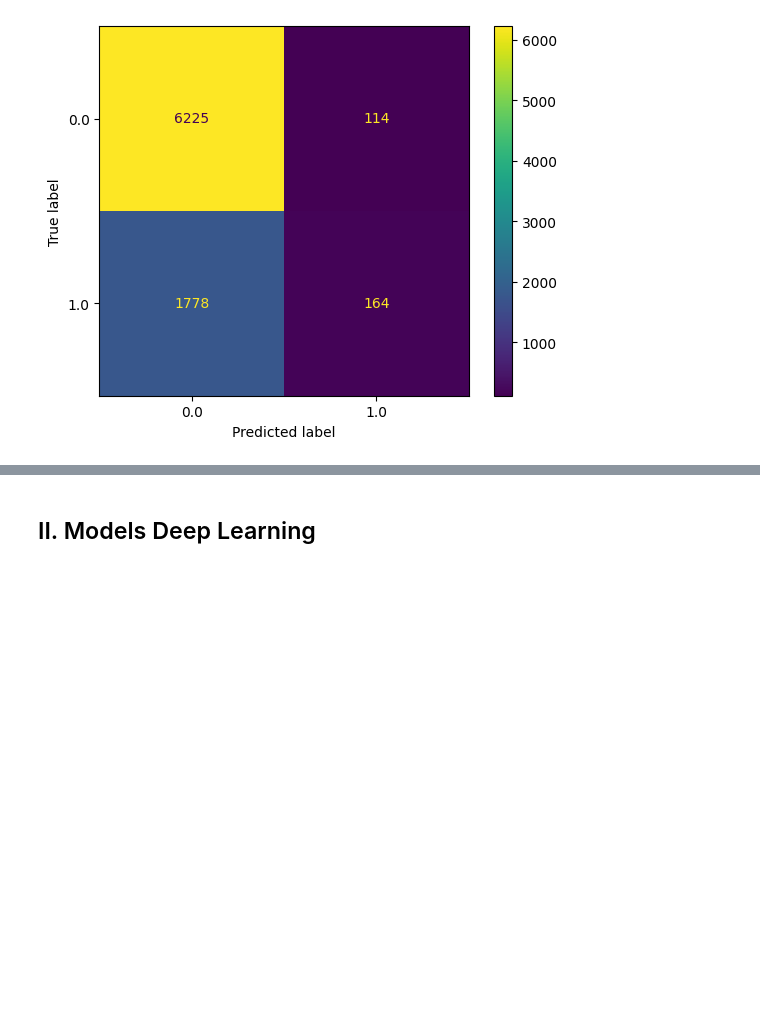
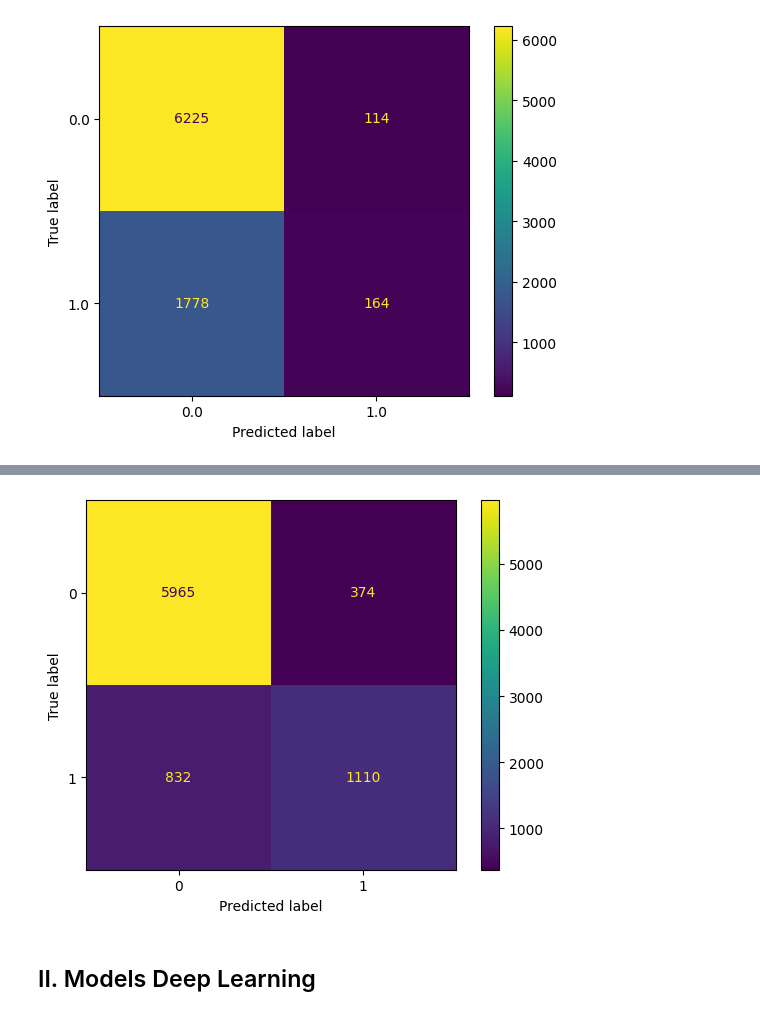
Before and after one commit to NesrineGuesmii/DataSc_Projet, a Jupyter notebook: Classification binaire.ipynb, the cells around one changed output, grey strips where cells are left out. Cells and saved outputs as stored; diff of their text form; code cells hidden in the pictures; blank space fills up the shorter version.

```diff
--- a/Classification binaire.ipynb
+++ b/Classification binaire.ipynb
@@ -264,3 +320,7 @@ DrawConfusionMatrix(y_validation, y_val_pred, svm.classes_)
+# %%
+DrawConfusionMatrix(y_validation, y_val_pred, bst.classes_)
+# %% [output]
+[figure, added]
 # %% [markdown]
 ## II. Models Deep Learning
 # %% [markdown]
```
Also changed, not shown: parts of 12 cells of this notebook.
